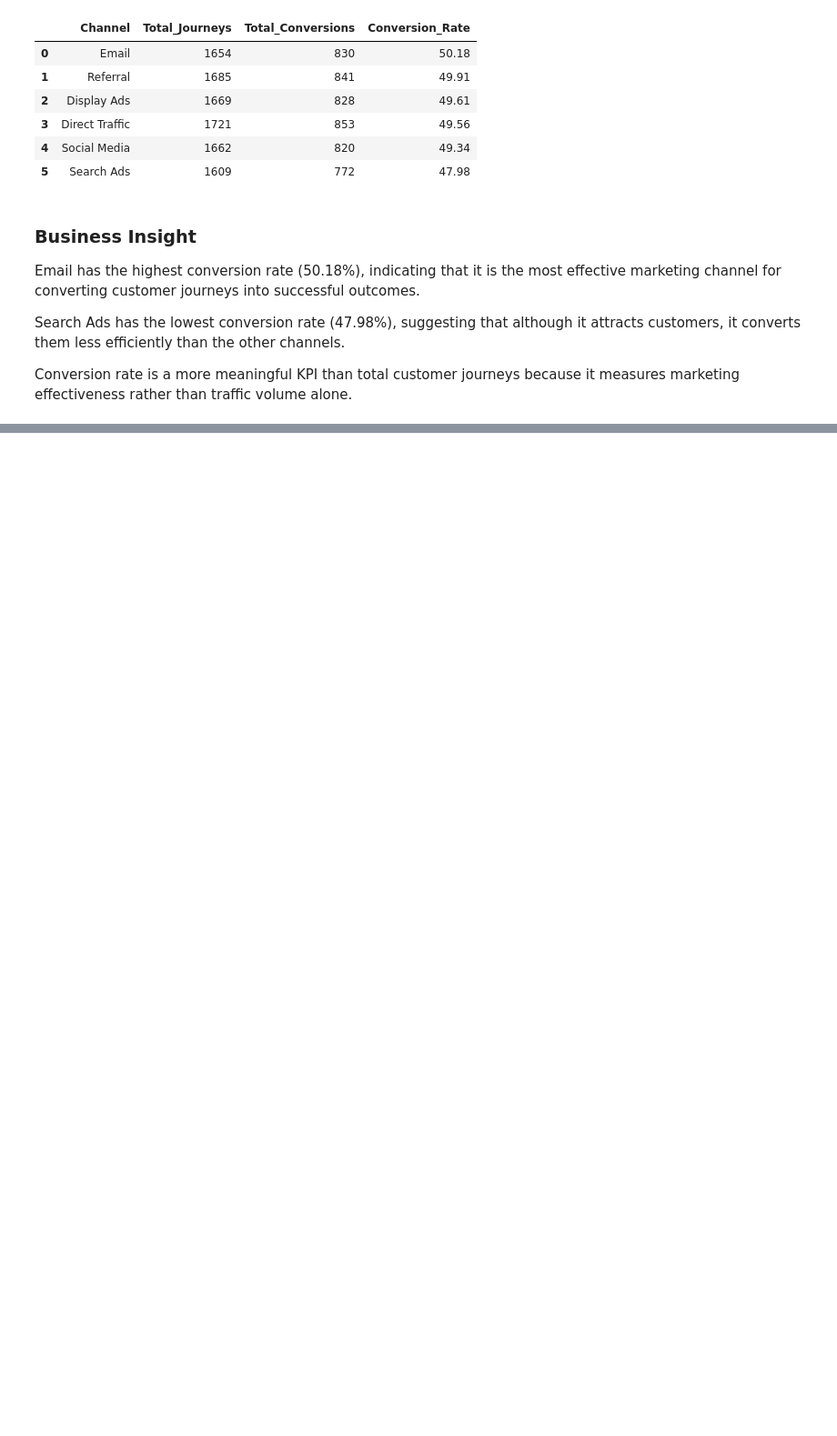
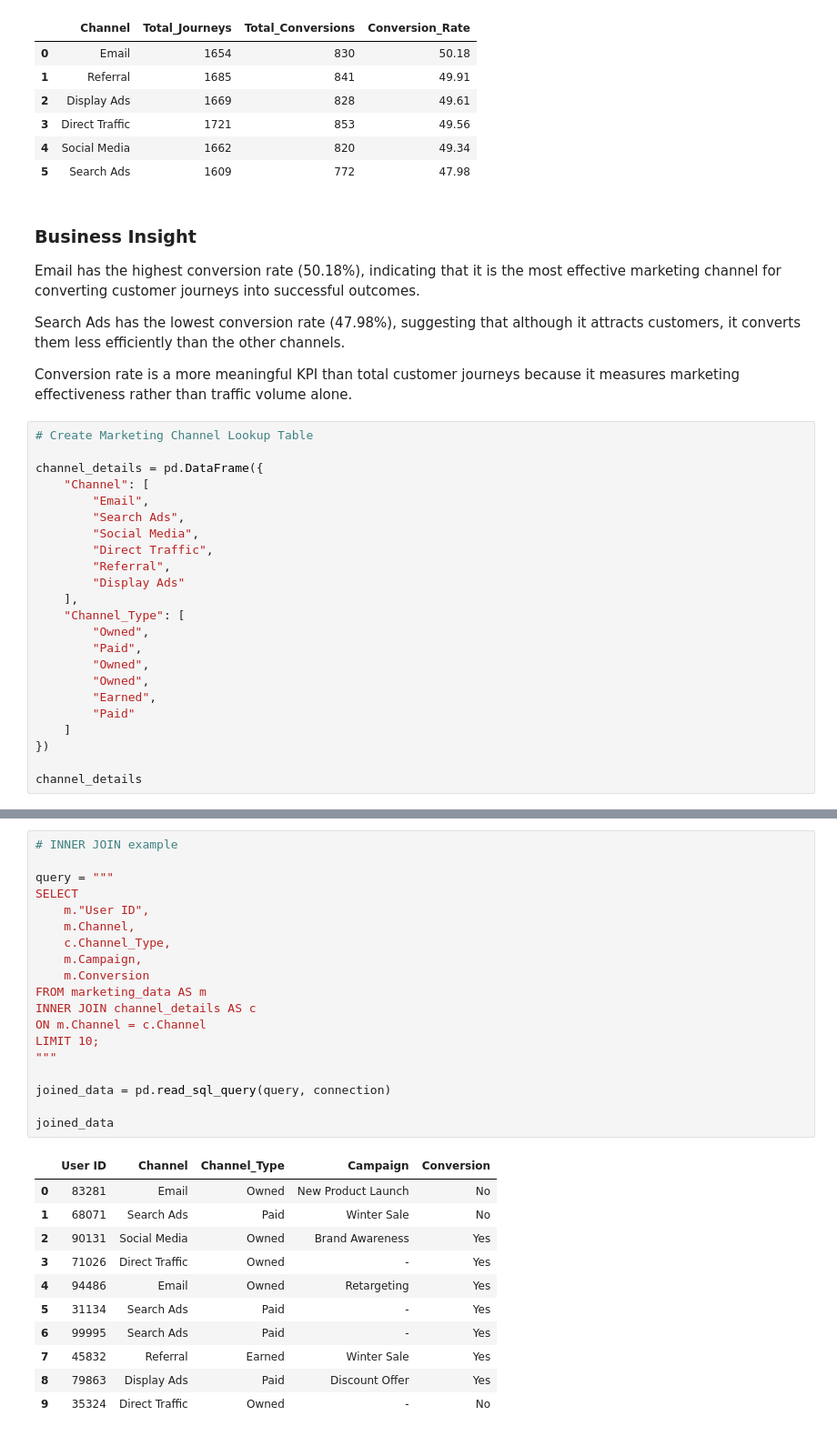
Before and after one commit to sakinasayed512/multi-touch-attribution, a Jupyter notebook: Marketing_Attribution_ROI_Dashboard/notebooks/01_Data_Exploration.ipynb, the cells around one changed output, grey strips where cells are left out. Shown at 91% size. Drawn from its saved outputs; the diff is of its cells as text; blank space fills up the shorter version.

```diff
--- a/Marketing_Attribution_ROI_Dashboard/notebooks/01_Data_Exploration.ipynb
+++ b/Marketing_Attribution_ROI_Dashboard/notebooks/01_Data_Exploration.ipynb
@@ -1098,3 +1098,26 @@ Email has the highest conversion rate (50.18%), indicating that it is the most e
 Search Ads has the lowest conversion rate (47.98%), suggesting that although it attracts customers, it converts them less efficiently than the other channels.
 
 Conversion rate is a more meaningful KPI than total customer journeys because it measures marketing effectiveness rather than traffic volume alone.
+# %%
+# Create Marketing Channel Lookup Table
+
+channel_details = pd.DataFrame({
+    "Channel": [
+        "Email",
+        "Search Ads",
+        "Social Media",
+        "Direct Traffic",
+        "Referral",
+        "Display Ads"
+    ],
+    "Channel_Type": [
+        "Owned",
+        "Paid",
+        "Owned",
+        "Owned",
+        "Earned",
+        "Paid"
+    ]
+})
+
+channel_details
@@ -1100,0 +1159,31 @@ Conversion rate is a more meaningful KPI than total customer journeys because it
+# %%
+# INNER JOIN example
+
+query = """
+SELECT
+    m."User ID",
+    m.Channel,
+    c.Channel_Type,
+    m.Campaign,
+    m.Conversion
+FROM marketing_data AS m
+INNER JOIN channel_details AS c
+ON m.Channel = c.Channel
+LIMIT 10;
+"""
+
+joined_data = pd.read_sql_query(query, connection)
+
+joined_data
+# %% [output]
+|  | User ID | Channel | Channel_Type | Campaign | Conversion |
+| 0 | 83281 | Email | Owned | New Product Launch | No |
+| 1 | 68071 | Search Ads | Paid | Winter Sale | No |
+| 2 | 90131 | Social Media | Owned | Brand Awareness | Yes |
+| 3 | 71026 | Direct Traffic | Owned | - | Yes |
+| 4 | 94486 | Email | Owned | Retargeting | Yes |
+| 5 | 31134 | Search Ads | Paid | - | Yes |
+| 6 | 99995 | Search Ads | Paid | - | Yes |
+| 7 | 45832 | Referral | Earned | Winter Sale | Yes |
+| 8 | 79863 | Display Ads | Paid | Discount Offer | Yes |
+| 9 | 35324 | Direct Traffic | Owned | - | No |
```
Also changed, not shown: parts of 16 cells of this notebook.
